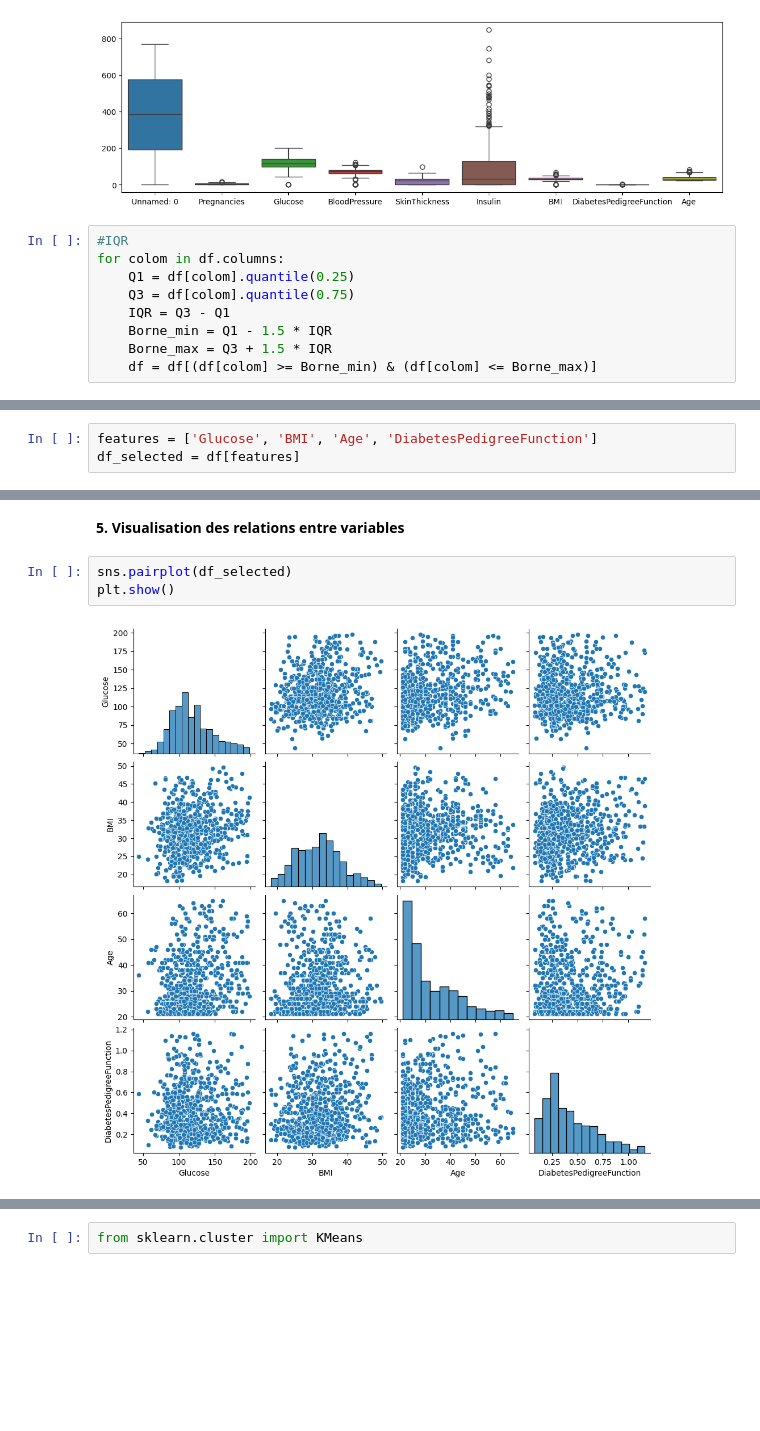
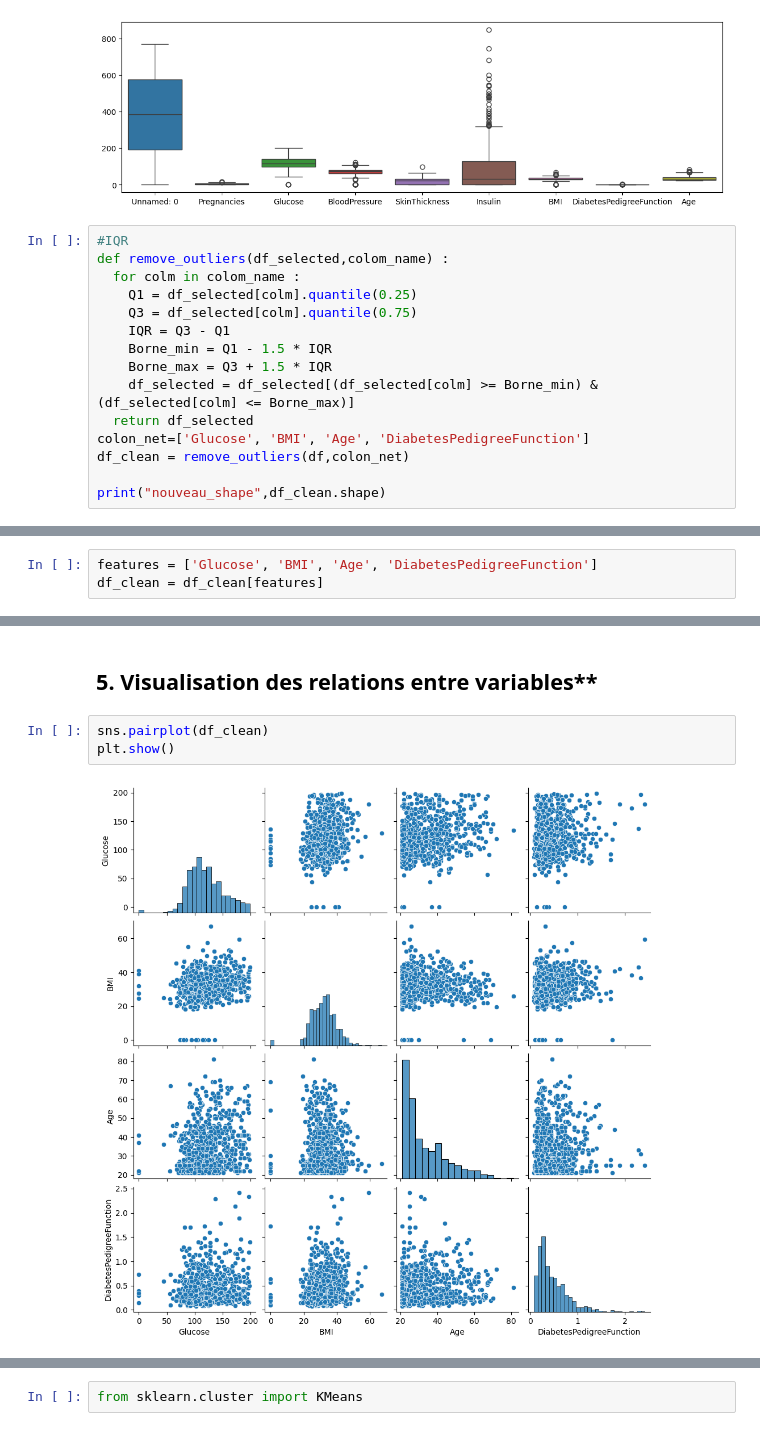
Before and after one commit to SalimM21/laboratoire-biom-dical-project, a Jupyter notebook: Untitled16.ipynb, the cells around one changed output, grey strips where cells are left out. Saved outputs shown, nothing was run; the diff lists cells and outputs as text; blank space fills up the shorter version.

```diff
--- a/Untitled16.ipynb
+++ b/Untitled16.ipynb
@@ -120,10 +116,16 @@ plt.show()
 [figure]
 # %%
 #IQR
-for colom in df.columns:
-    Q1 = df[colom].quantile(0.25)
-    Q3 = df[colom].quantile(0.75)
+def remove_outliers(df_selected,colom_name) :
+  for colm in colom_name :
+    Q1 = df_selected[colm].quantile(0.25)
+    Q3 = df_selected[colm].quantile(0.75)
     IQR = Q3 - Q1
     Borne_min = Q1 - 1.5 * IQR
     Borne_max = Q3 + 1.5 * IQR
-    df = df[(df[colom] >= Borne_min) & (df[colom] <= Borne_max)]
+    df_selected = df_selected[(df_selected[colm] >= Borne_min) & (df_selected[colm] <= Borne_max)]
+  return df_selected
+colon_net=['Glucose', 'BMI', 'Age', 'DiabetesPedigreeFunction']
+df_clean = remove_outliers(df,colon_net)
+
+print("nouveau_shape",df_clean.shape)
@@ -139,3 +146,3 @@ plt.show()
 # %%
 features = ['Glucose', 'BMI', 'Age', 'DiabetesPedigreeFunction']
-df_selected = df[features]
+df_clean = df_clean[features]
@@ -158,8 +165,8 @@ df_selected
 # %% [markdown]
-**5. Visualisation des relations entre variables**
+## 5. Visualisation des relations entre variables**
 # %%
-sns.pairplot(df_selected)
+sns.pairplot(df_clean)
 plt.show()
 # %% [output]
-[figure, old version]
+[figure, new version]
 # %% [markdown]
```
Also changed, not shown: parts of 76 cells of this notebook.
